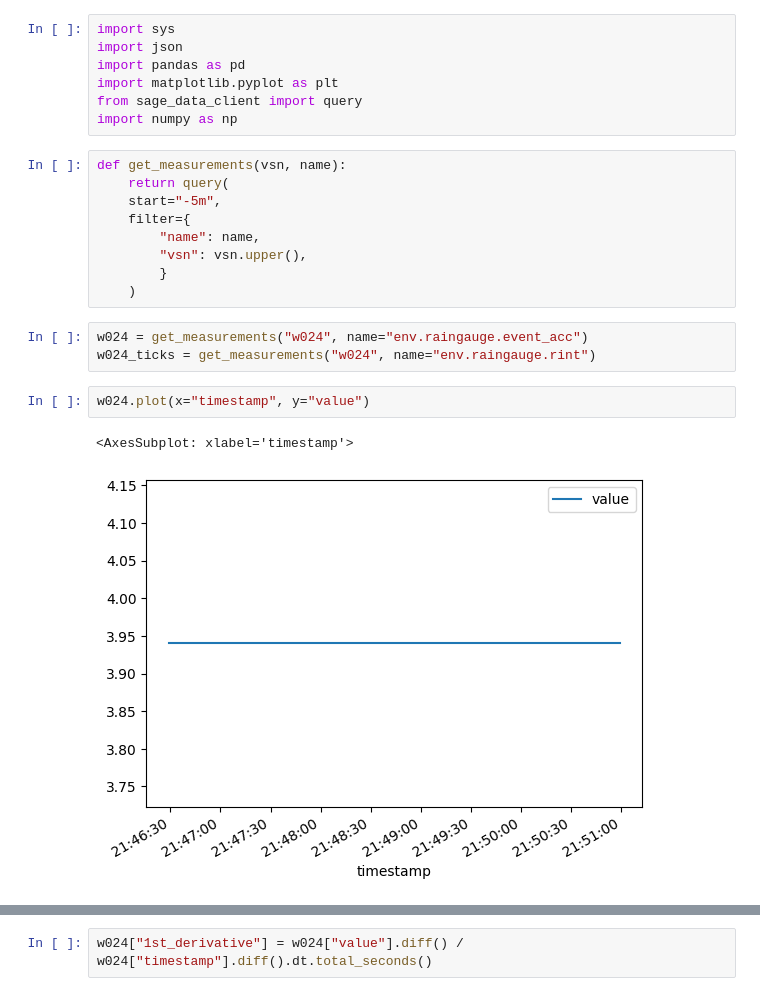
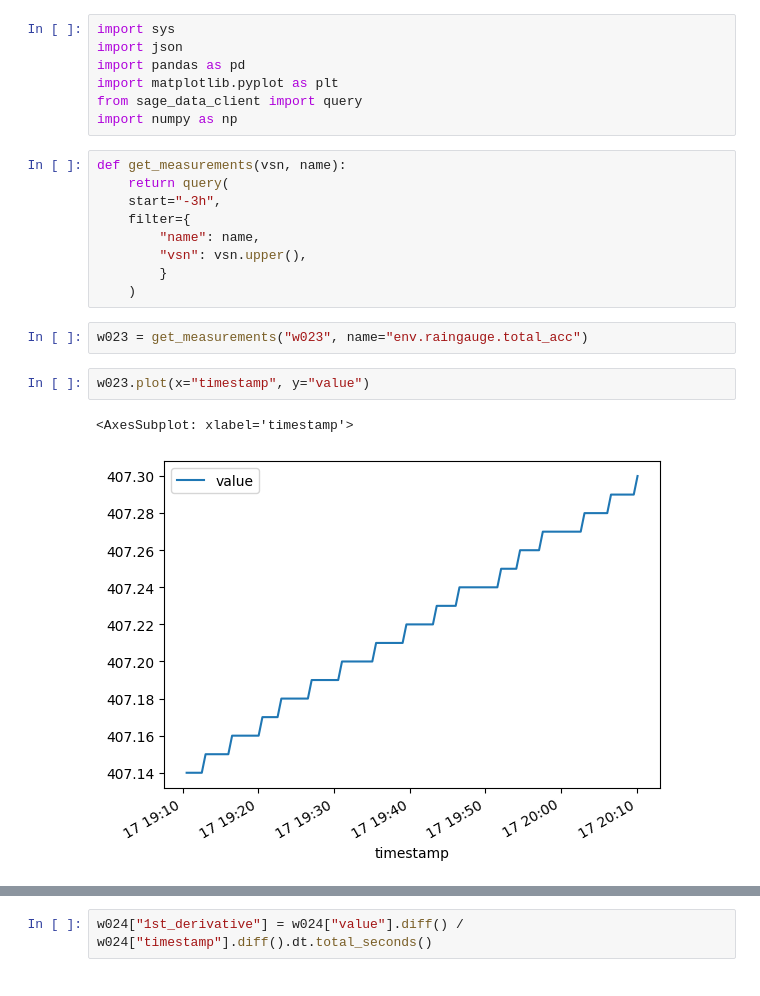
Before and after one commit to waggle-sensor/sciencerule-checker, a Jupyter notebook: scripts/rate.ipynb, the cells around one changed output, grey strips where cells are left out. Drawn from its saved outputs; the diff is of its cells as text.

```diff
--- a/scripts/rate.ipynb
+++ b/scripts/rate.ipynb
@@ -8,17 +8,16 @@ import numpy as np
 # %%
 def get_measurements(vsn, name):
     return query(
-    start="-5m",
+    start="-3h",
     filter={
         "name": name,
         "vsn": vsn.upper(),
         }
     )
 # %%
-w024 = get_measurements("w024", name="env.raingauge.event_acc")
-w024_ticks = get_measurements("w024", name="env.raingauge.rint")
+w023 = get_measurements("w023", name="env.raingauge.total_acc")
 # %%
-w024.plot(x="timestamp", y="value")
+w023.plot(x="timestamp", y="value")
 # %% [output]
 <AxesSubplot: xlabel='timestamp'>
-[figure, old version]
+[figure, new version]
```
Also changed, not shown: parts of 5 cells of this notebook, 2 other files.
